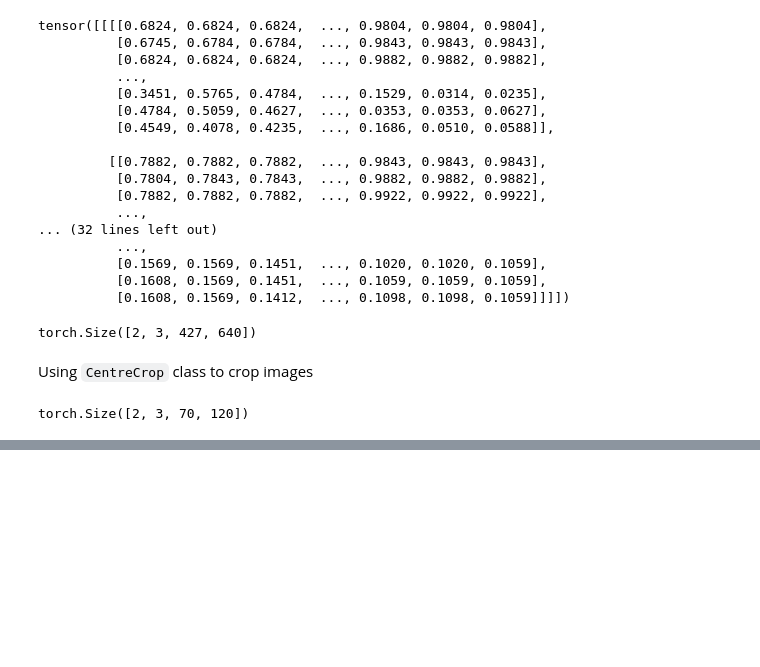
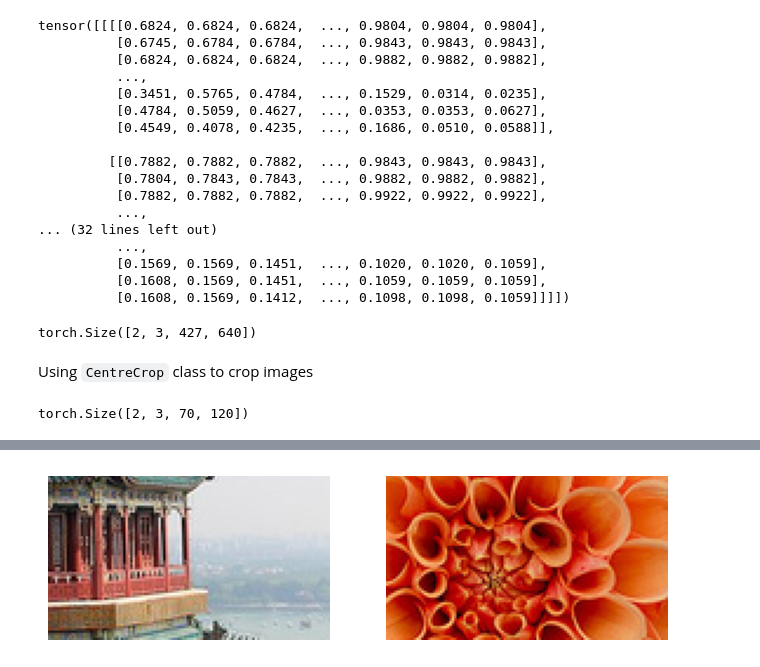
Before and after one commit to ankurdev1-drth/Deep_Learning-, a Jupyter notebook: 03_Deep_Computer_Vision_Using_Convolutional_Neural_Network.ipynb, the cells around one changed output, grey strips where cells are left out. Saved outputs shown, nothing was run; the diff lists cells and outputs as text; code cells hidden in the pictures; blank space fills up the shorter version.

```diff
--- a/03_Deep_Computer_Vision_Using_Convolutional_Neural_Network.ipynb
+++ b/03_Deep_Computer_Vision_Using_Convolutional_Neural_Network.ipynb
@@ -103,0 +138,8 @@ plt.show()
+# %%
+plt.figure(figsize=(8, 4))
+plt.subplot(1, 2, 1)
+plot_image(crop_images[0])
+plt.subplot(1, 2, 2)
+plot_image(crop_images[1])
+# %% [output]
+[figure, added]
```
Also changed, not shown: parts of 13 cells of this notebook.
